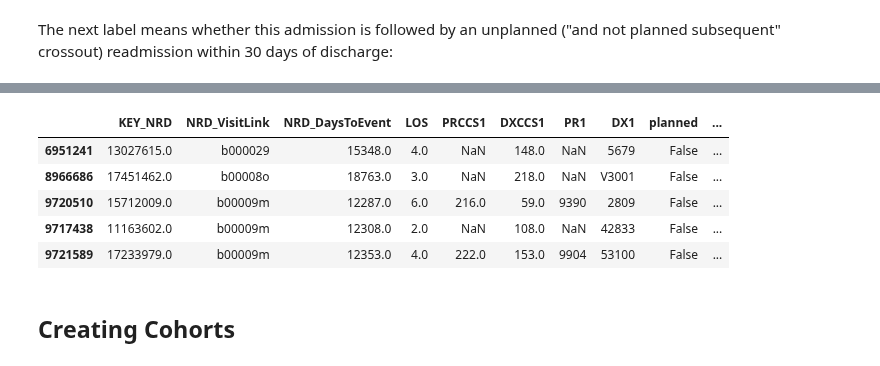
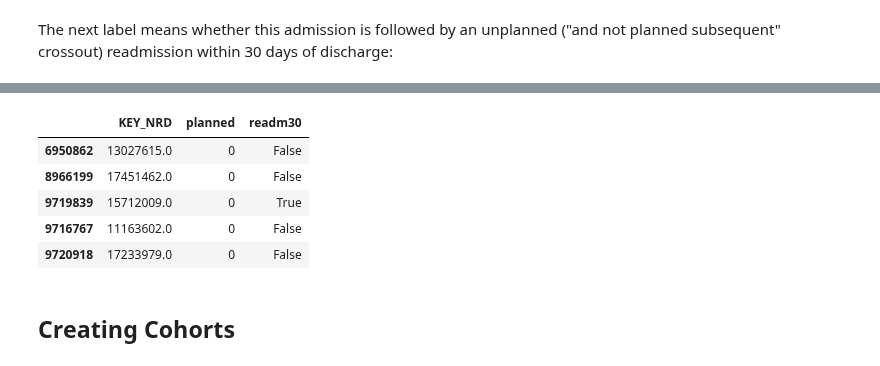
Before and after one commit to wenshuoliu/DLproj, a Jupyter notebook: NRD/Preprocessing.ipynb, the cells around one changed output, grey strips where cells are left out. Cells and saved outputs as stored; diff of their text form; code cells hidden in the pictures.

```diff
--- a/NRD/Preprocessing.ipynb
+++ b/NRD/Preprocessing.ipynb
@@ -303,5 +329,7 @@ Create the "planned" label: 1 for planned, 0 for unplanned:
 # %%
-readm_sort['planned'] = readm_sort['PRCCS1'].isin(tablePR1_PRCCS) | readm_sort['DXCCS1'].isin(tablePR2_DXCCS) | ((readm_sort['PRCCS1'].isin(tablePR3_PRCCS) | readm_sort['PR1'].isin(tablePR3_PR)) & (~(readm_sort['DXCCS1'].isin(tablePR4_DXCCS) | readm_sort['DX1'].isin(tablePR4_DX))))
+readm_sort.loc[(readm_sort.potential==1) & (~(readm_sort.DXCCS1.isin(tablePR4_DXCCS) | readm_sort.DX1.isin(tablePR4_DX))), 'planned'] = 1
+# %%
+readm_sort = readm_sort.drop(columns=['potential'])
 # %%
 readm_sort['planned'].value_counts()
 # %% [output]
@@ -369,7 +347,7 @@ pd.crosstab(index=readm_sort['readm'], columns=readm_sort['readm_nosubseq'], mar
 # %% [markdown]
 The next label means whether this admission is followed by an unplanned ("and not planned subsequent" crossout) readmission within 30 days of discharge:
 # %%
-readm_sort['readm30'] = (readm_sort['readm'] == True) & (readm_sort['NRD_DaysToEvent'] + readm_sort['LOS'] + 30 > shifted['NRD_DaysToEvent'])
+readm_sort['readm30'] = (readm_sort['readm'] == True) & (readm_sort['NRD_DaysToEvent'] + readm_sort['LOS'] + 30 >= shifted['NRD_DaysToEvent'])
 # %%
 readm_sort['readm30'].value_counts()
 # %% [output]
@@ -380,0 +359,2 @@ readm_sort.to_csv(path+'cohorts/readmission_labels.csv')
+# %%
+readm_short = readm_sort[['KEY_NRD', 'planned', 'readm30']]
@@ -381,12 +363,12 @@ readm_sort.to_csv(path+'cohorts/readmission_labels.csv')
 # %%
-readm_sort.head()
+readm_short.head()
 # %% [output]
-|  | KEY_NRD | NRD_VisitLink | NRD_DaysToEvent | LOS | PRCCS1 | DXCCS1 | PR1 | DX1 | planned | ... |
-| 6951241 | 13027615.0 | b000029 | 15348.0 | 4.0 | NaN | 148.0 | NaN | 5679 | False | ... |
-| 8966686 | 17451462.0 | b00008o | 18763.0 | 3.0 | NaN | 218.0 | NaN | V3001 | False | ... |
-| 9720510 | 15712009.0 | b00009m | 12287.0 | 6.0 | 216.0 | 59.0 | 9390 | 2809 | False | ... |
-| 9717438 | 11163602.0 | b00009m | 12308.0 | 2.0 | NaN | 108.0 | NaN | 42833 | False | ... |
-| 9721589 | 17233979.0 | b00009m | 12353.0 | 4.0 | 222.0 | 153.0 | 9904 | 53100 | False | ... |
+|  | KEY_NRD | planned | readm30 |
+| 6950862 | 13027615.0 | 0 | False |
+| 8966199 | 17451462.0 | 0 | False |
+| 9719839 | 15712009.0 | 0 | True |
+| 9716767 | 11163602.0 | 0 | False |
+| 9720918 | 17233979.0 | 0 | False |
 # %%
 readm_sort = pd.read_csv(path+'cohorts/readmission_labels.csv', dtype=core_dtypes_pd, index_col=0)
 # %% [markdown]
```
Also changed, not shown: parts of 59 cells of this notebook, 8 other files.
